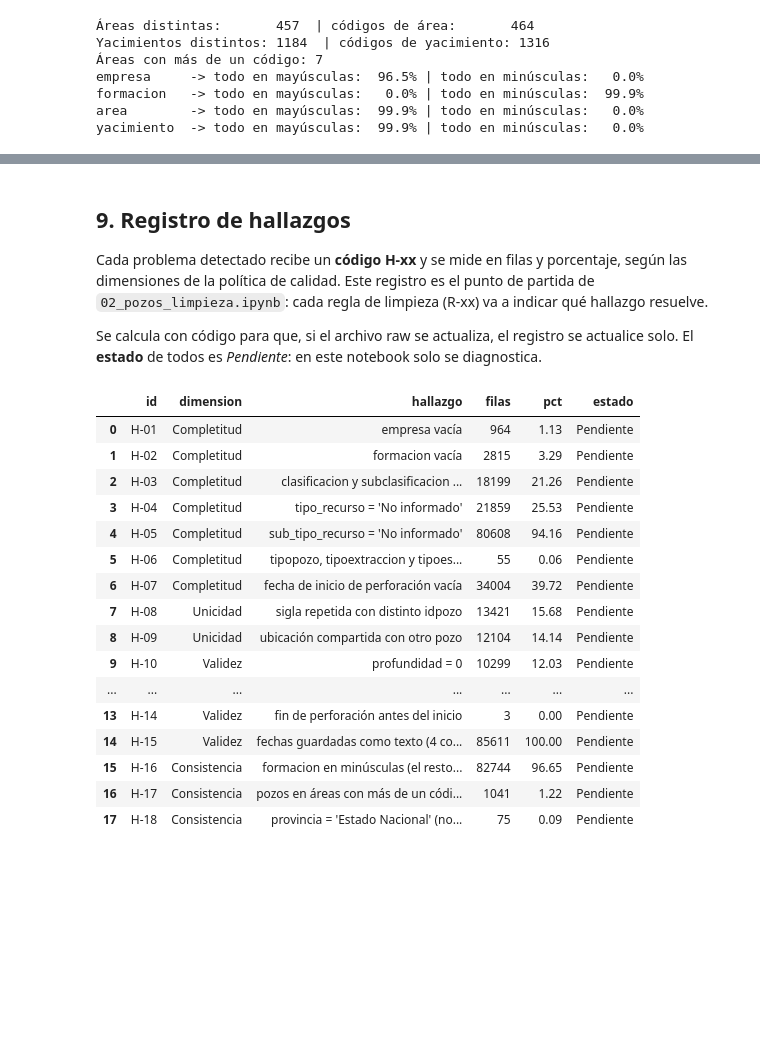
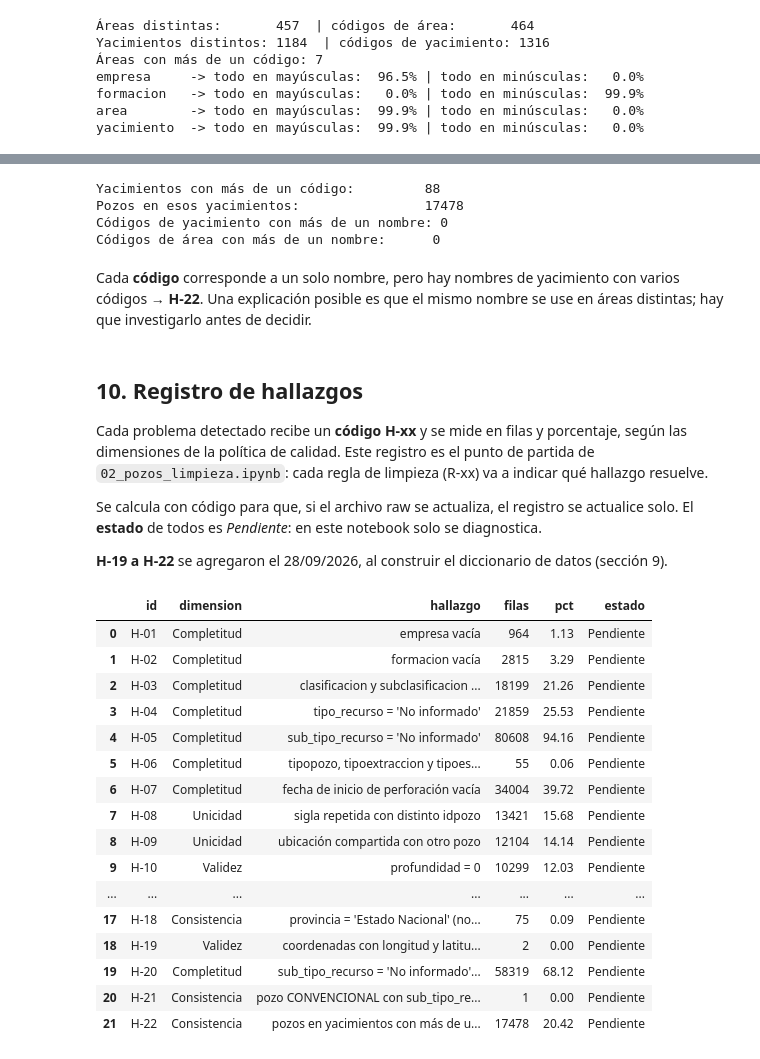
Before and after one commit to ncyanzon/dg, a Jupyter notebook: notebooks/01_pozos_perfilado.ipynb, the cells around one changed output, grey strips where cells are left out. Drawn from its saved outputs; the diff is of its cells as text; code cells hidden in the pictures; blank space fills up the shorter version.

```diff
--- a/notebooks/01_pozos_perfilado.ipynb
+++ b/notebooks/01_pozos_perfilado.ipynb
@@ -308,0 +327,12 @@ yacimiento  -> todo en mayúsculas:  99.9% | todo en minúsculas:   0.0%
+# %%
+import json
+
+coordenadas = df["geojson"].map(lambda texto: json.loads(texto)["coordinates"])
+longitud = coordenadas.str[0]
+latitud = coordenadas.str[1]
+
+dentro_de_argentina = latitud.between(-56, -21.7) & longitud.between(-74, -53)
+coordenadas_fuera = ~dentro_de_argentina
+print("Pozos con coordenadas fuera de la Argentina:", coordenadas_fuera.sum())
+
+df.loc[coordenadas_fuera, ["idpozo", "sigla", "provincia"]].assign(longitud=longitud, latitud=latitud)
@@ -308,0 +402,8 @@ yacimiento  -> todo en mayúsculas:  99.9% | todo en minúsculas:   0.0%
+# %%
+subtipo_no_aplica = (df["tipo_recurso"] == "CONVENCIONAL") & (df["sub_tipo_recurso"] == "No informado")
+subtipo_faltante_real = (df["tipo_recurso"] == "NO CONVENCIONAL") & (df["sub_tipo_recurso"] == "No informado")
+convencional_con_subtipo = (df["tipo_recurso"] == "CONVENCIONAL") & (df["sub_tipo_recurso"] != "No informado")
+
+print("Convencionales con subtipo 'No informado' (no aplica):", subtipo_no_aplica.sum())
+print("No convencionales sin subtipo (faltante real):        ", subtipo_faltante_real.sum())
+print("Convencionales con subtipo informado (contradicción): ", convencional_con_subtipo.sum())
@@ -309,11 +419,29 @@ yacimiento  -> todo en mayúsculas:  99.9% | todo en minúsculas:   0.0%
+# %%
+codigos_por_yacimiento = df.groupby("yacimiento")["cod_yacimiento"].nunique()
+yacimientos_con_varios_codigos = codigos_por_yacimiento[codigos_por_yacimiento > 1].index
+
+print("Yacimientos con más de un código:        ", len(yacimientos_con_varios_codigos))
+print("Pozos en esos yacimientos:               ", df["yacimiento"].isin(yacimientos_con_varios_codigos).sum())
+print("Códigos de yacimiento con más de un nombre:", (df.groupby("cod_yacimiento")["yacimiento"].nunique() > 1).sum())
+print("Códigos de área con más de un nombre:     ", (df.groupby("cod_area")["area"].nunique() > 1).sum())
+# %% [output]
+Yacimientos con más de un código:         88
+Pozos en esos yacimientos:                17478
+Códigos de yacimiento con más de un nombre: 0
+Códigos de área con más de un nombre:      0
+# %% [markdown]
+Cada **código** corresponde a un solo nombre, pero hay nombres de yacimiento con varios códigos → **H-22**.
+Una explicación posible es que el mismo nombre se use en áreas distintas; hay que investigarlo antes de decidir.
 # %% [markdown]
-## 9. Registro de hallazgos
+## 10. Registro de hallazgos
 
 Cada problema detectado recibe un **código H-xx** y se mide en filas y porcentaje, según las dimensiones de la política de calidad.
 Este registro es el punto de partida de `02_pozos_limpieza.ipynb`: cada regla de limpieza (R-xx) va a indicar qué hallazgo resuelve.
 
 Se calcula con código para que, si el archivo raw se actualiza, el registro se actualice solo.
 El **estado** de todos es *Pendiente*: en este notebook solo se diagnostica.
+
+**H-19 a H-22** se agregaron el 28/09/2026, al construir el diccionario de datos (sección 9).
 # %%
 total = len(df)
 codigos_repetidos = areas_con_varios_codigos[areas_con_varios_codigos > 1].index
@@ -331,36 +459,40 @@ hallazgos = [
     ("Validez", "profundidad = 0", (df["profundidad"] == 0).sum()),
     ("Validez", "profundidad > 10.000 m", (df["profundidad"] > 10_000).sum()),
     ("Validez", "cota = 0 o negativa", (df["cota"] <= 0).sum()),
     ("Validez", "fecha 1900-01-01 (inicio de perforación)", (fechas["adjiv_fecha_inicio_perf"] == "1900-01-01").sum()),
     ("Validez", "fin de perforación antes del inicio",
      (fechas["adjiv_fecha_fin_perf"] < fechas["adjiv_fecha_inicio_perf"]).sum()),
     ("Validez", "fechas guardadas como texto (4 columnas)", total),
     ("Consistencia", "formacion en minúsculas (el resto de los textos en mayúsculas)", df["formacion"].str.islower().sum()),
     ("Consistencia", "pozos en áreas con más de un código de área", df["area"].isin(codigos_repetidos).sum()),
     ("Consistencia", "provincia = 'Estado Nacional' (no es una provincia)", (df["provincia"] == "Estado Nacional").sum()),
+    ("Validez", "coordenadas con longitud y latitud invertidas", coordenadas_fuera.sum()),
+    ("Completitud", "sub_tipo_recurso = 'No informado' en pozos CONVENCIONAL: significa 'no aplica' (corrige H-05)", subtipo_no_aplica.sum()),
+    ("Consistencia", "pozo CONVENCIONAL con sub_tipo_recurso informado", convencional_con_subtipo.sum()),
+    ("Consistencia", "pozos en yacimientos con más de un código", df["yacimiento"].isin(yacimientos_con_varios_codigos).sum()),
 ]
 
 registro_hallazgos = pd.DataFrame(hallazgos, columns=["dimension", "hallazgo", "filas"])
 registro_hallazgos.insert(0, "id", [f"H-{i:02d}" for i in range(1, len(hallazgos) + 1)])
 registro_hallazgos["pct"] = (registro_hallazgos["filas"] / total * 100).round(2)
 registro_hallazgos["estado"] = "Pendiente"
 registro_hallazgos
 # %% [output]
 |  | id | dimension | hallazgo | filas | pct | estado |
 | 0 | H-01 | Completitud | empresa vacía | 964 | 1.13 | Pendiente |
 | 1 | H-02 | Completitud | formacion vacía | 2815 | 3.29 | Pendiente |
 | 2 | H-03 | Completitud | clasificacion y subclasificacion ... | 18199 | 21.26 | Pendiente |
 | 3 | H-04 | Completitud | tipo_recurso = 'No informado' | 21859 | 25.53 | Pendiente |
 | 4 | H-05 | Completitud | sub_tipo_recurso = 'No informado' | 80608 | 94.16 | Pendiente |
 | 5 | H-06 | Completitud | tipopozo, tipoextraccion y tipoes... | 55 | 0.06 | Pendiente |
 | 6 | H-07 | Completitud | fecha de inicio de perforación vacía | 34004 | 39.72 | Pendiente |
 | 7 | H-08 | Unicidad | sigla repetida con distinto idpozo | 13421 | 15.68 | Pendiente |
 | 8 | H-09 | Unicidad | ubicación compartida con otro pozo | 12104 | 14.14 | Pendiente |
 | 9 | H-10 | Validez | profundidad = 0 | 10299 | 12.03 | Pendiente |
 | ... | ... | ... | ... | ... | ... | ... |
-| 13 | H-14 | Validez | fin de perforación antes del inicio | 3 | 0.00 | Pendiente |
-| 14 | H-15 | Validez | fechas guardadas como texto (4 co... | 85611 | 100.00 | Pendiente |
-| 15 | H-16 | Consistencia | formacion en minúsculas (el resto... | 82744 | 96.65 | Pendiente |
-| 16 | H-17 | Consistencia | pozos en áreas con más de un códi... | 1041 | 1.22 | Pendiente |
 | 17 | H-18 | Consistencia | provincia = 'Estado Nacional' (no... | 75 | 0.09 | Pendiente |
+| 18 | H-19 | Validez | coordenadas con longitud y latitu... | 2 | 0.00 | Pendiente |
+| 19 | H-20 | Completitud | sub_tipo_recurso = 'No informado'... | 58319 | 68.12 | Pendiente |
+| 20 | H-21 | Consistencia | pozo CONVENCIONAL con sub_tipo_re... | 1 | 0.00 | Pendiente |
+| 21 | H-22 | Consistencia | pozos en yacimientos con más de u... | 17478 | 20.42 | Pendiente |
 # %% [markdown]
```
Also changed, not shown: parts of 13 cells of this notebook, 2 other files.
